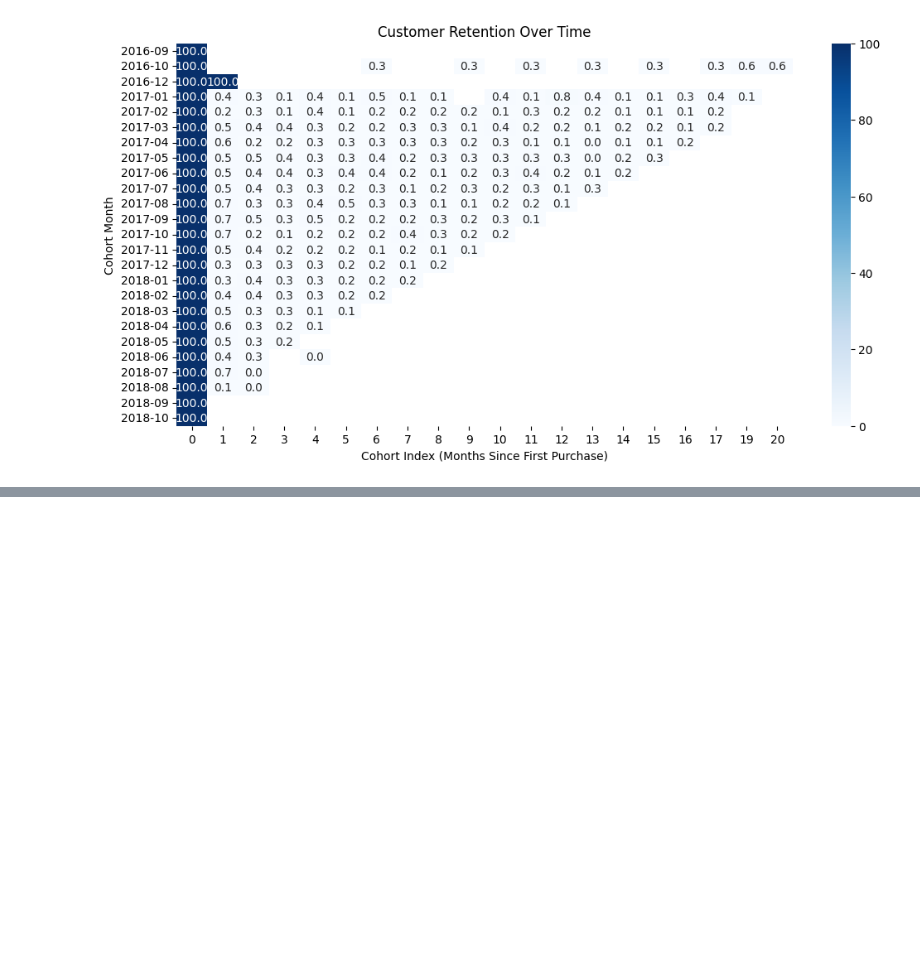
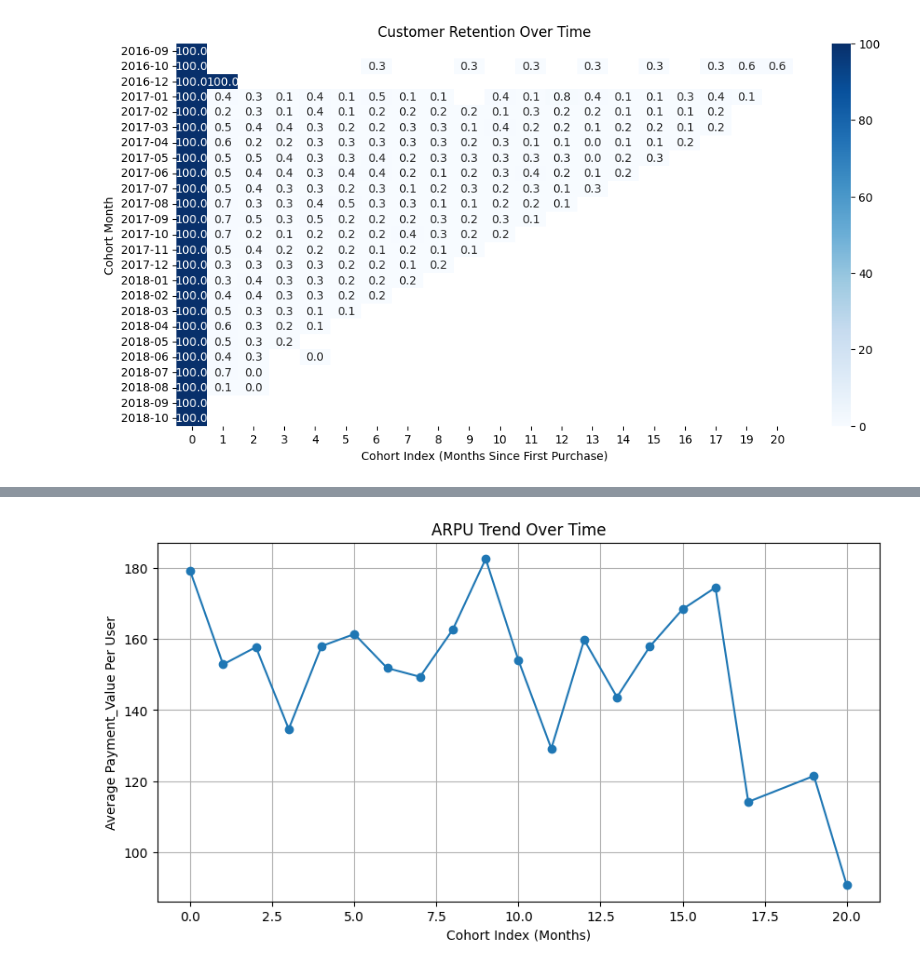
Before and after one commit to Bil115/EcomSegmentation360, a Jupyter notebook: EcomSegmentation360.ipynb, the cells around one changed output, grey strips where cells are left out. Cells and saved outputs as stored; diff of their text form; code cells hidden in the pictures; blank space fills up the shorter version.

```diff
--- a/EcomSegmentation360.ipynb
+++ b/EcomSegmentation360.ipynb
@@ -84,7 +84,7 @@ freight_value                     830
 dtype: int64
 # %%
 # Drop unnecessary unnecessary
-rfm_data.drop(columns=['order_item_id','order_estimated_delivery_date','customer_zip_code_prefix', 'product_id', 'seller_id','customer_id', 'shipping_limit_date', 'price', 'freight_value', 'order_approved_at'], inplace=True)
+rfm_data.drop(columns=['order_item_id','order_estimated_delivery_date','customer_zip_code_prefix', 'product_id','price', 'seller_id','customer_id', 'shipping_limit_date', 'freight_value', 'order_approved_at'], inplace=True)
 
 # Drop the remaining columns
 rfm_data.drop(columns=['payment_sequential', 'payment_installments'], inplace=True)
@@ -208,9 +209,6 @@ plt.show()
 # %% [output]
 [figure]
 # %%
-# Convert purchase timestamp to datetime format
-rfm_data['order_purchase_timestamp'] = pd.to_datetime(rfm_data['order_purchase_timestamp'])
-
 # Extract year-month for trend analysis
 rfm_data['order_month'] = rfm_data['order_purchase_timestamp'].dt.to_period('M')
 
@@ -436,3 +439,8 @@ plt.xlabel("Cohort Index (Months Since First Purchase)")
 plt.show()
 # %% [output]
 [figure]
+# %%
+#Average Price to track the price or  revenue from each customer in each cohorts
+avg_price = rfm_data.groupby(["cohort_month", "cohort_index"])["payment_value"].mean().unstack(1).round(1)
+
+avg_price.head()
@@ -438,0 +455,10 @@ plt.show()
+# %%
+plt.figure(figsize=(10, 5))
+avg_price.mean(axis=0).plot(marker="o")
+plt.title("ARPU Trend Over Time")
+plt.xlabel("Cohort Index (Months)")
+plt.ylabel("Average Payment_Value Per User")
+plt.grid(True)
+plt.show()
+# %% [output]
+[figure, added]
```
Also changed, not shown: parts of 15 cells of this notebook.
